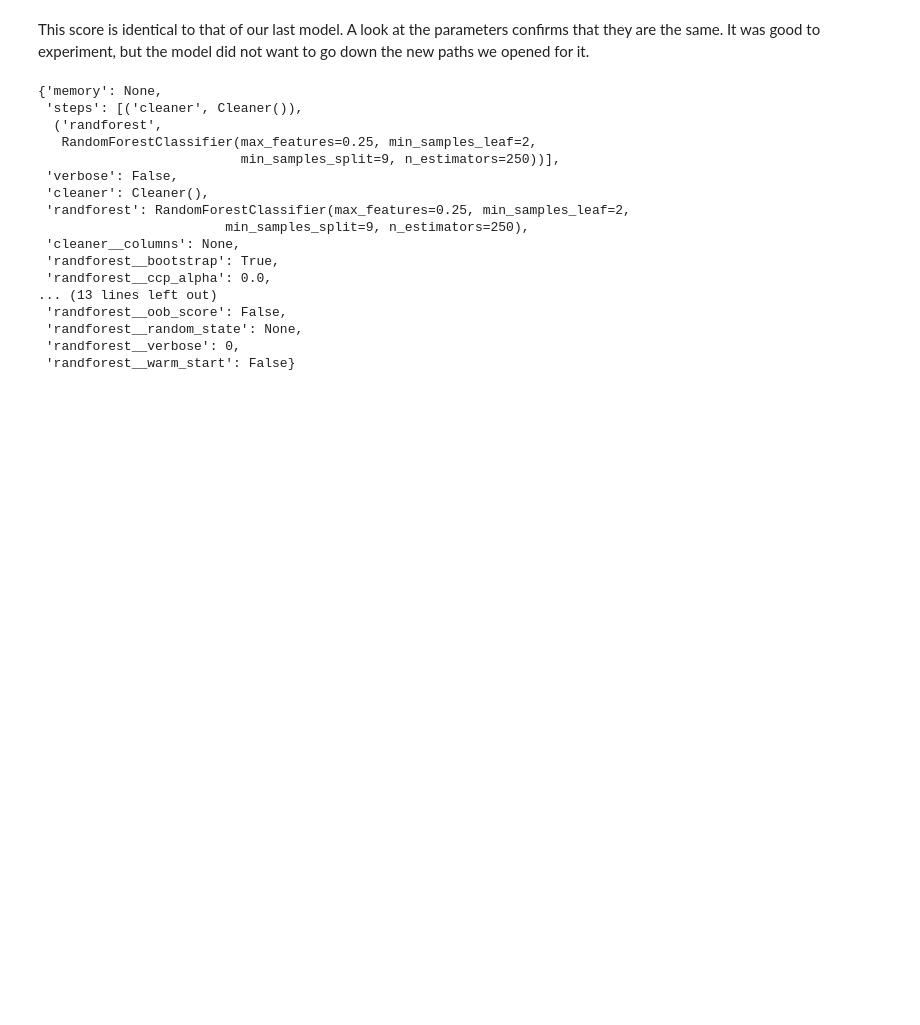
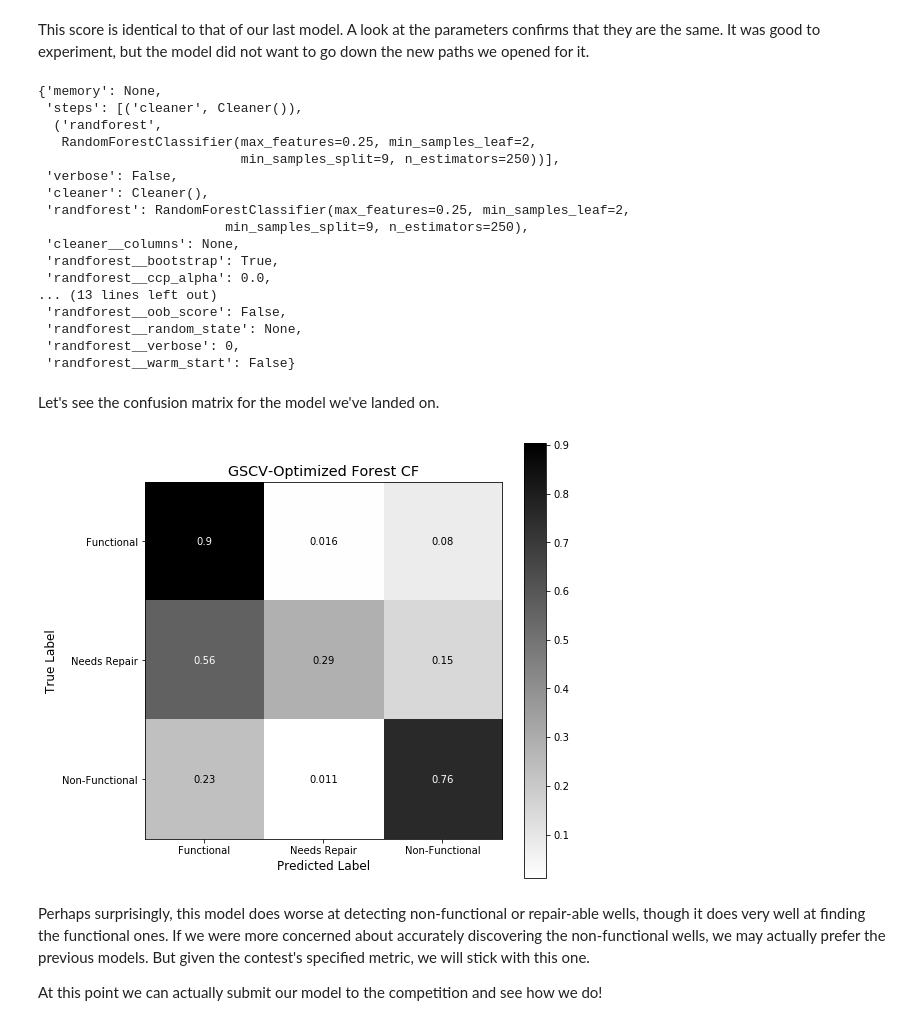
Before and after one commit to kcalizadeh/phase_3_water_table_project, a Jupyter notebook: phase03/phase03_project/model_notebook.ipynb, the cells around one changed output. Saved outputs shown, nothing was run; the diff lists cells and outputs as text; code cells hidden in the pictures; blank space fills up the shorter version.

Commit message:
updated model notebook, submitted a model

```diff
--- a/phase03/phase03_project/model_notebook.ipynb
+++ b/phase03/phase03_project/model_notebook.ipynb
@@ -165,3 +165,13 @@ best_model2.get_params(deep=True)
  'randforest__random_state': None,
  'randforest__verbose': 0,
  'randforest__warm_start': False}
+# %% [markdown]
+Let's see the confusion matrix for the model we've landed on.
+# %%
+plot_pretty_cf(best_model, xtest[features], ytest, title='GSCV-Optimized Forest CF')
+# %% [output]
+[figure, added]
+# %% [markdown]
+Perhaps surprisingly, this model does worse at detecting non-functional or repair-able wells, though it does very well at finding the functional ones. If we were more concerned about accurately discovering the non-functional wells, we may actually prefer the previous models. But given the contest's specified metric, we will stick with this one.
+
+At this point we can actually submit our model to the competition and see how we do!
```
Also changed, not shown: parts of 4 cells of this notebook, 2 other files.
